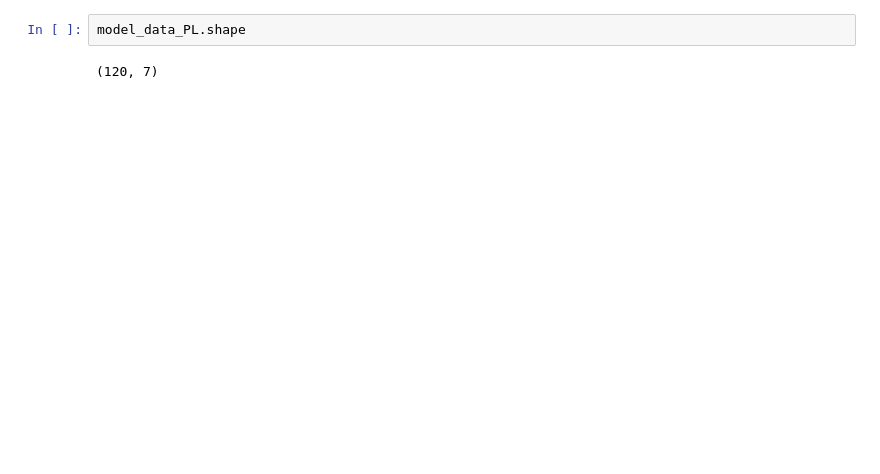
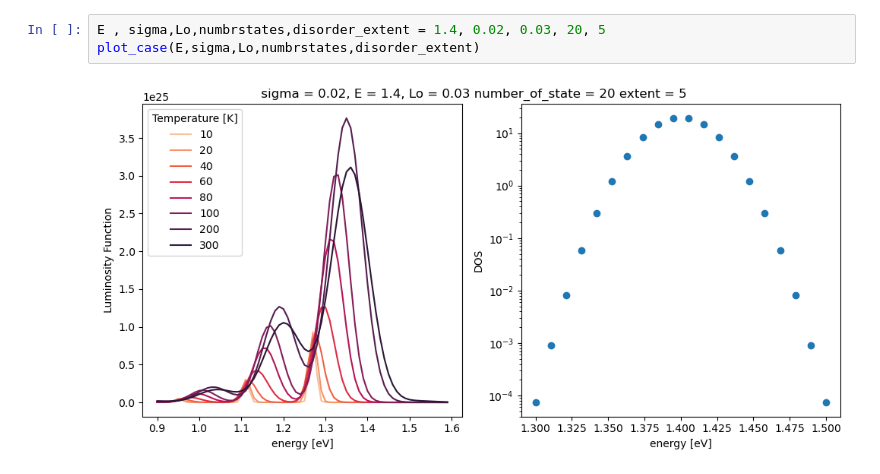
Before and after one commit to mohammedazzouzi15/pl_temp_fit, a Jupyter notebook: notebook/test_numeric_lum_function.ipynb, the cells around one changed output. Drawn from its saved outputs; the diff is of its cells as text; blank space fills up the shorter version.

```diff
--- a/notebook/test_numeric_lum_function.ipynb
+++ b/notebook/test_numeric_lum_function.ipynb
@@ -48,4 +48,5 @@ ax.set_yscale('log')
-# %%
-model_data_PL.shape
-# %% [output]
-(120, 7)
+# %%
+E , sigma,Lo,numbrstates,disorder_extent = 1.4, 0.02, 0.03, 20, 5
+plot_case(E,sigma,Lo,numbrstates,disorder_extent)
+# %% [output]
+[figure, added]
```
Also changed, not shown: parts of 4 cells of this notebook.
